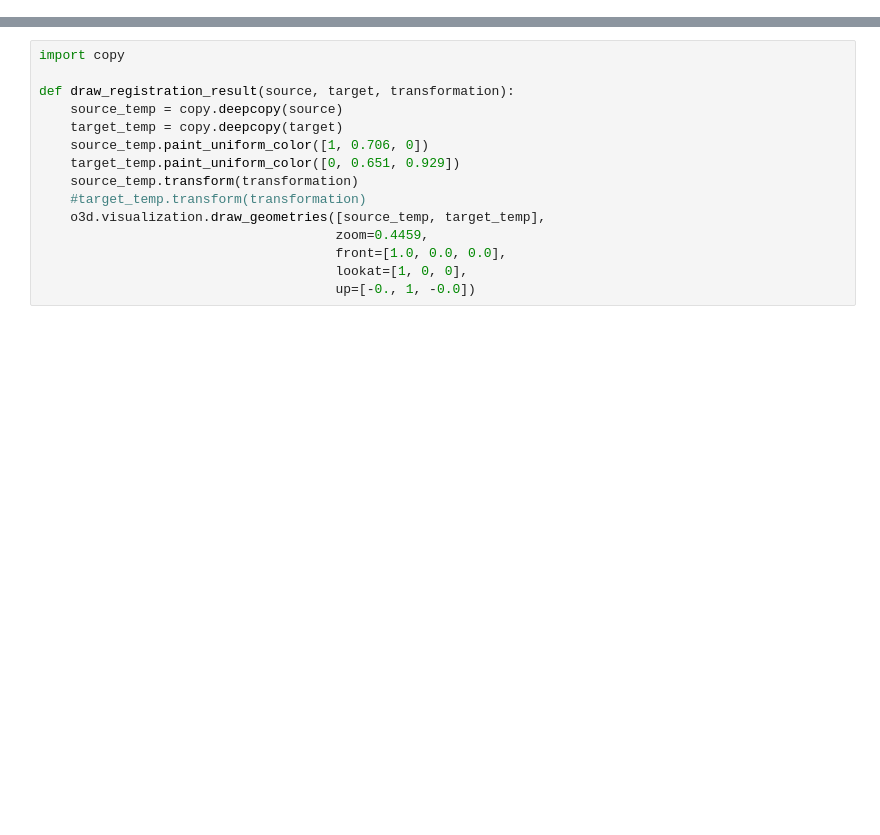
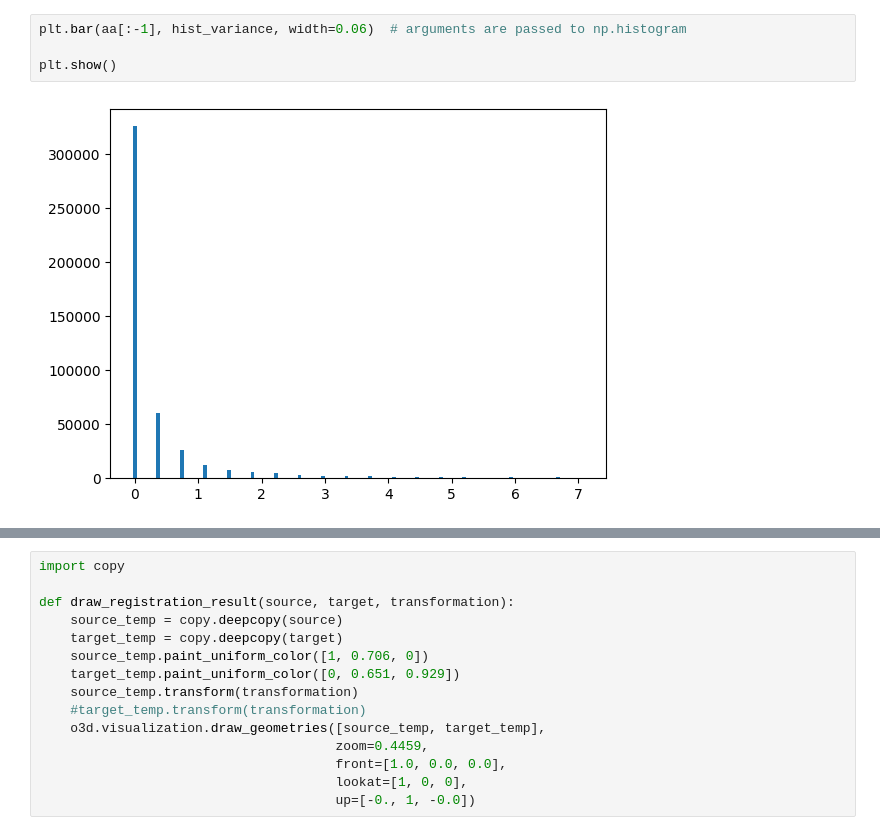
Before and after one commit to jacobuu/point_cloud, a Jupyter notebook: point_cloud.ipynb, the cells around one changed output, grey strips where cells are left out. Drawn from its saved outputs; the diff is of its cells as text; blank space fills up the shorter version.

```diff
--- a/point_cloud.ipynb
+++ b/point_cloud.ipynb
@@ -115,3 +166,9 @@ rgbd_image_right = o3d.geometry.RGBDImage.create_from_color_and_depth(color_raw_
+# %%
+plt.bar(aa[:-1], hist_variance, width=0.06)  # arguments are passed to np.histogram
+
+plt.show()
+# %% [output]
+[figure, added]
 # %%
 plt.subplot(2,2,1)
 plt.imshow(rgbd_image_left.depth)
```
Also changed, not shown: parts of 30 cells of this notebook, 7 other files.
